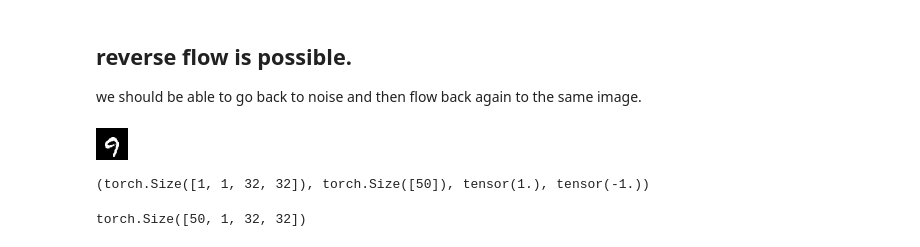
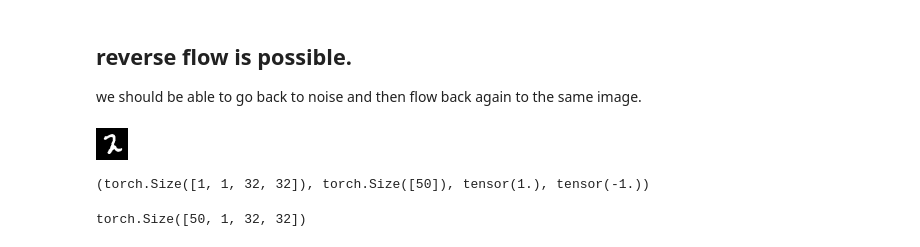
Before and after one commit to prakashjayy/genai, a Jupyter notebook: flow/01_flow.ipynb, the cells around one changed output. Drawn from its saved outputs; the diff is of its cells as text; code cells hidden in the pictures.

```diff
--- a/flow/01_flow.ipynb
+++ b/flow/01_flow.ipynb
@@ -322,7 +311,7 @@ plt.show()
 
 we should be able to go back to noise and then flow back again to the same image.
 # %%
-torchvision.transforms.ToPILImage()(imgs[10])
+torchvision.transforms.ToPILImage()(imgs[12])
 # %% [output]
-[figure, old version]
+[figure, new version]
 # %%
```
Also changed, not shown: parts of 26 cells of this notebook, 1 other file.
